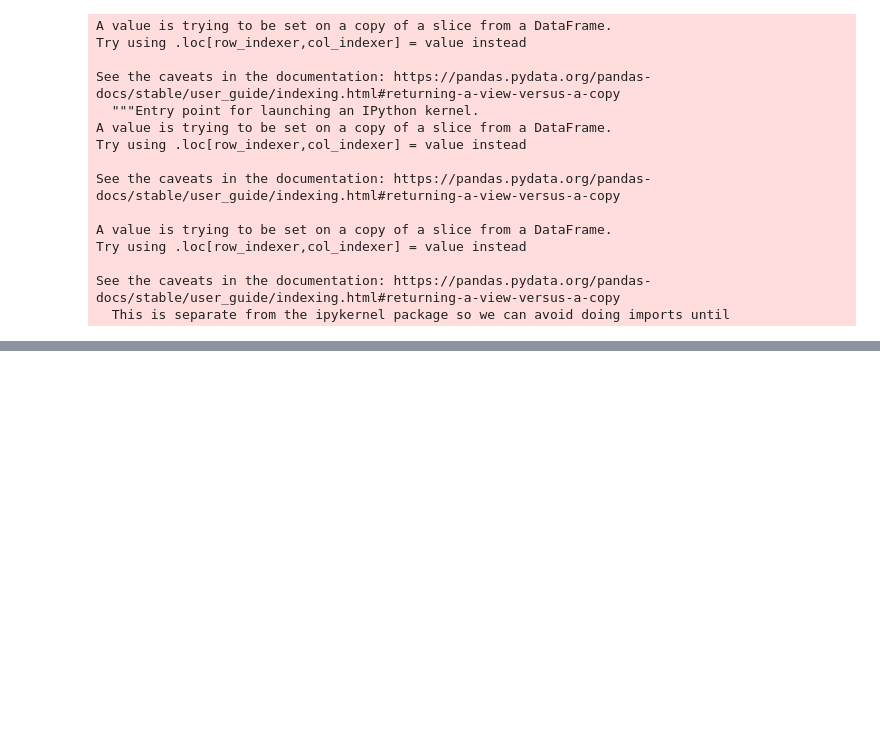
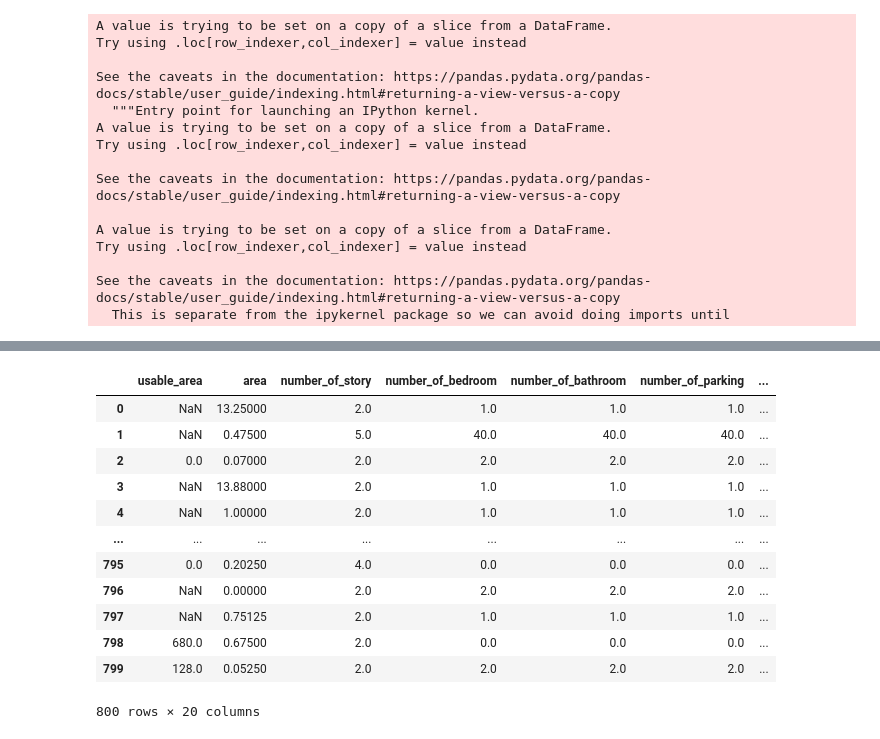
Before and after one commit to ikarosgn/DMDP, a Jupyter notebook: final.ipynb, the cells around one changed output, grey strips where cells are left out. Saved outputs shown, nothing was run; the diff lists cells and outputs as text; code cells hidden in the pictures; blank space fills up the shorter version.

```diff
--- a/final.ipynb
+++ b/final.ipynb
@@ -751,0 +929,17 @@ Length: 2725, dtype: float64
+# %%
+Finaldata4 = pd.get_dummies(Finaldata3)
+Finaldata4
+# %% [output]
+|  | usable_area | area | number_of_story | number_of_bedroom | number_of_bathroom | number_of_parking | ... |
+| 0 | NaN | 13.25000 | 2.0 | 1.0 | 1.0 | 1.0 | ... |
+| 1 | NaN | 0.47500 | 5.0 | 40.0 | 40.0 | 40.0 | ... |
+| 2 | 0.0 | 0.07000 | 2.0 | 2.0 | 2.0 | 2.0 | ... |
+| 3 | NaN | 13.88000 | 2.0 | 1.0 | 1.0 | 1.0 | ... |
+| 4 | NaN | 1.00000 | 2.0 | 1.0 | 1.0 | 1.0 | ... |
+| ... | ... | ... | ... | ... | ... | ... | ... |
+| 795 | 0.0 | 0.20250 | 4.0 | 0.0 | 0.0 | 0.0 | ... |
+| 796 | NaN | 0.00000 | 2.0 | 2.0 | 2.0 | 2.0 | ... |
+| 797 | NaN | 0.75125 | 2.0 | 1.0 | 1.0 | 1.0 | ... |
+| 798 | 680.0 | 0.67500 | 2.0 | 0.0 | 0.0 | 0.0 | ... |
+| 799 | 128.0 | 0.05250 | 2.0 | 2.0 | 2.0 | 2.0 | ... |
+800 rows × 20 columns
```
Also changed, not shown: parts of 51 cells of this notebook.
